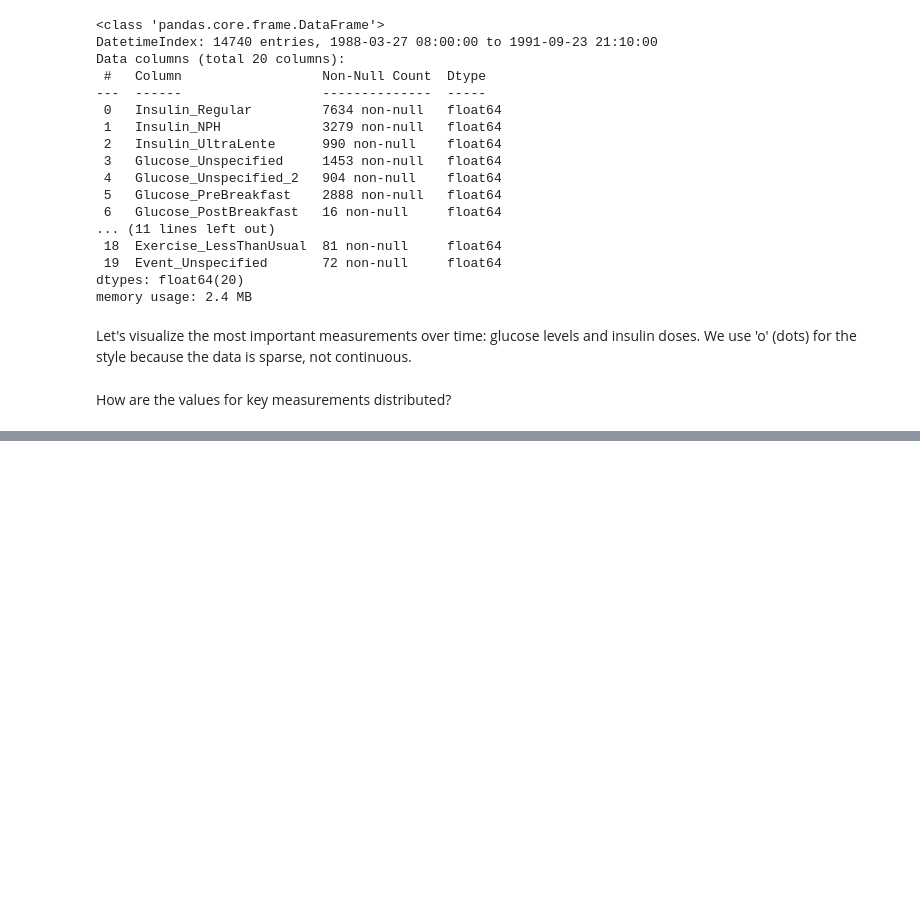
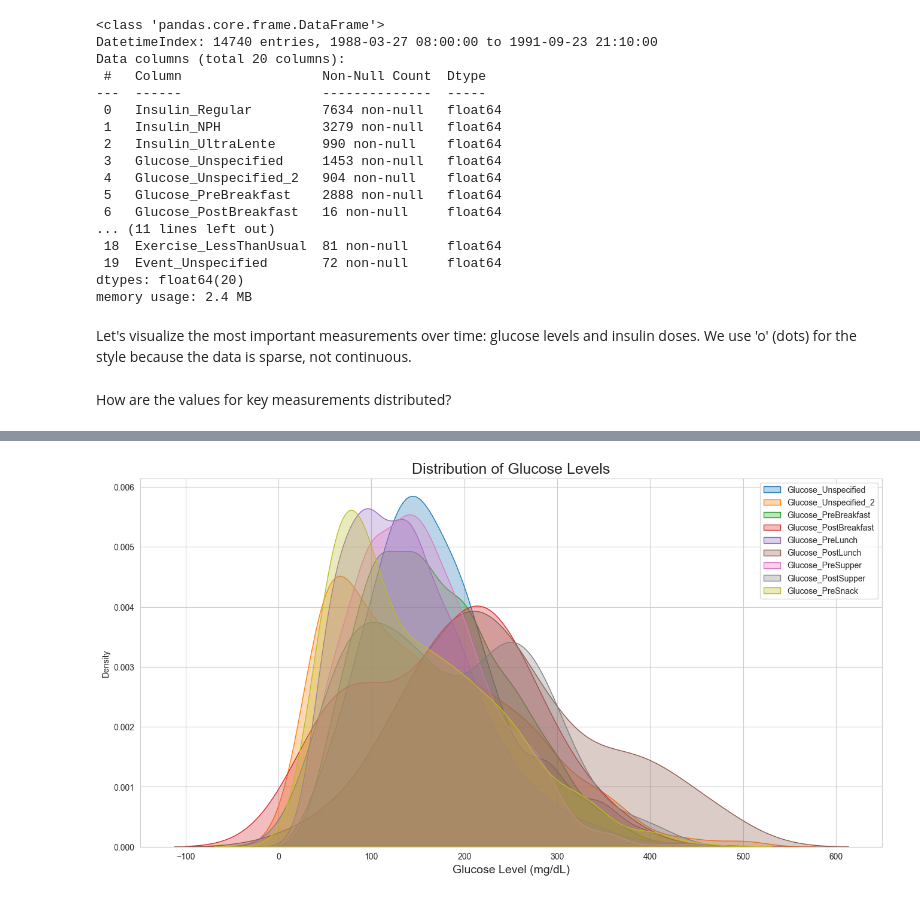
Before and after one commit to catarinafelixcr/time-series-forecast, a Jupyter notebook: notebooks/01-EDA.ipynb, the cells around one changed output, grey strips where cells are left out. Saved outputs shown, nothing was run; the diff lists cells and outputs as text; code cells hidden in the pictures; blank space fills up the shorter version.

```diff
--- a/notebooks/01-EDA.ipynb
+++ b/notebooks/01-EDA.ipynb
@@ -303,0 +327,11 @@ How are the values for key measurements distributed?
+# %%
+plt.figure(figsize=(16, 8))
+for col in glucose_cols:
+    sns.kdeplot(df_pivoted[col].dropna(), label=col, fill=True, alpha=0.3)
+
+plt.title('Distribution of Glucose Levels', fontsize=18)
+plt.xlabel('Glucose Level (mg/dL)', fontsize=14)
+plt.legend()
+plt.show()
+# %% [output]
+[figure, added]
```
Also changed, not shown: parts of 7 cells of this notebook.
